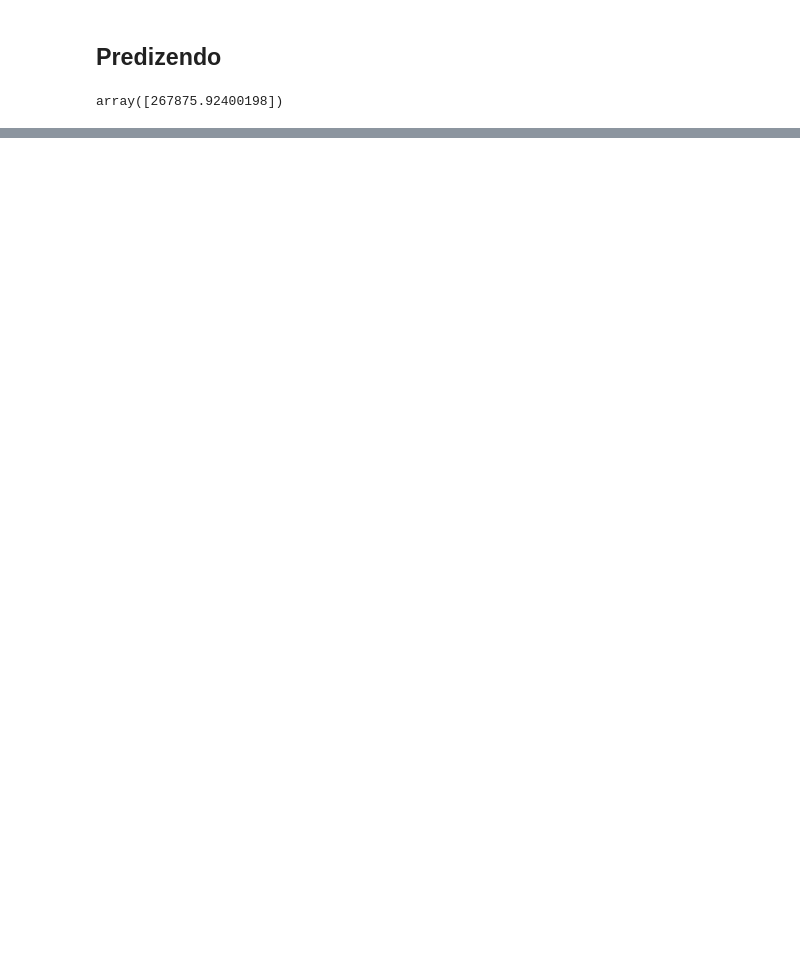
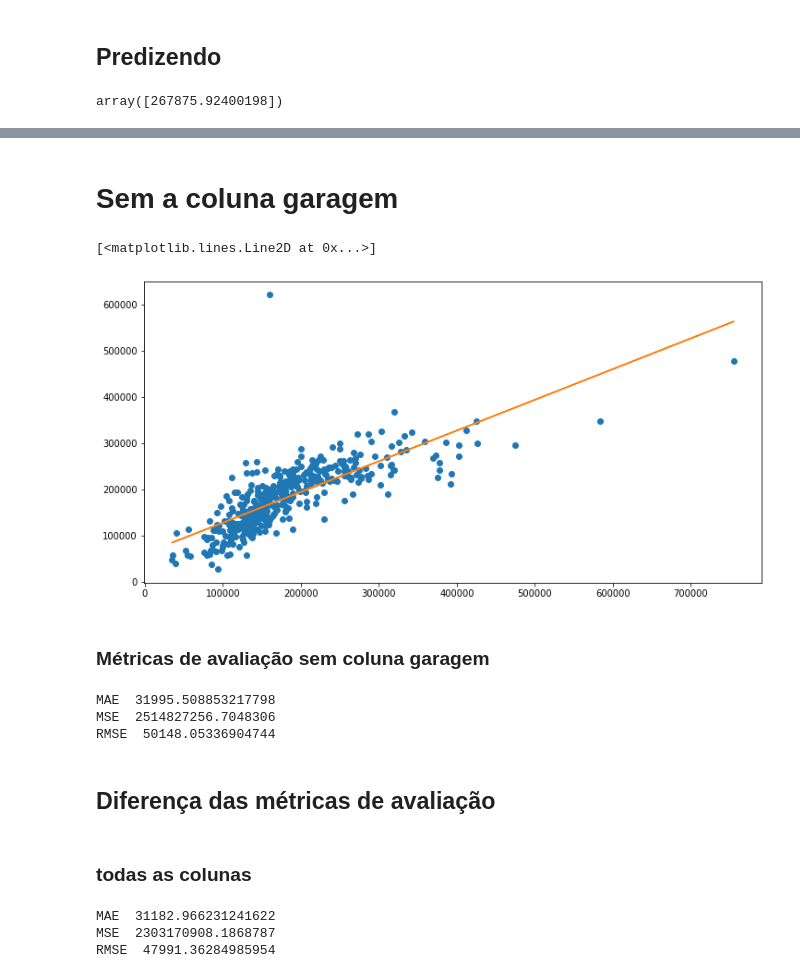
Before and after one commit to Kaiquenakao/analise-casa, a Jupyter notebook: analise-casas.ipynb, the cells around one changed output, grey strips where cells are left out. Saved outputs shown, nothing was run; the diff lists cells and outputs as text; code cells hidden in the pictures; blank space fills up the shorter version.

```diff
--- a/analise-casas.ipynb
+++ b/analise-casas.ipynb
@@ -182,0 +209,58 @@ array([267875.92400198])
+# %% [markdown]
+# Sem a coluna garagem
+# %%
+# definindo o x e o y
+X = dados[['tamanho', 'ano']]
+y = dados['preco']
+
+# dividindo em treinamento(70%) e teste(30%)
+X_train, X_test, y_train, y_test = train_test_split(X, y, test_size=0.3, random_state=101)
+
+# instanciando a regressão linear
+LR = LinearRegression()
+LR.fit(X_train, y_train)
+
+predict = LR.predict(X_test)
+
+plt.figure(figsize=(12, 6))
+m, b = np.polyfit(y_test, predict, 1)
+plt.plot(y_test, predict, 'o')
+plt.plot(y_test, m*y_test + b)
+# %% [output]
+[<matplotlib.lines.Line2D at 0x...>]
+[figure, added]
+# %% [markdown]
+### Métricas de avaliação sem coluna garagem
+# %%
+print('MAE ', metrics.mean_absolute_error(y_test, predict))
+print('MSE ', metrics.mean_squared_error(y_test, predict))
+print('RMSE ', np.sqrt(metrics.mean_squared_error(y_test, predict)))
+# %% [output]
+MAE  31995.508853217798
+MSE  2514827256.7048306
+RMSE  50148.05336904744
+# %% [markdown]
+## Diferença das métricas de avaliação
+# %% [markdown]
+### todas as colunas
+# %%
+# definindo o x e o y
+X = dados[['tamanho', 'ano', 'garagem']]
+y = dados['preco']
+
+# dividindo em treinamento(70%) e teste(30%)
+X_train, X_test, y_train, y_test = train_test_split(X, y, test_size=0.3, random_state=101)
+
+# instanciando a regressão linear
+LR = LinearRegression()
+LR.fit(X_train, y_train)
+
+predict = LR.predict(X_test)
+
+print('MAE ', metrics.mean_absolute_error(y_test, predict))
+print('MSE ', metrics.mean_squared_error(y_test, predict))
+print('RMSE ', np.sqrt(metrics.mean_squared_error(y_test, predict)))
+# %% [output]
+MAE  31182.966231241622
+MSE  2303170908.1868787
+RMSE  47991.36284985954
```
Also changed, not shown: parts of 12 cells of this notebook.
